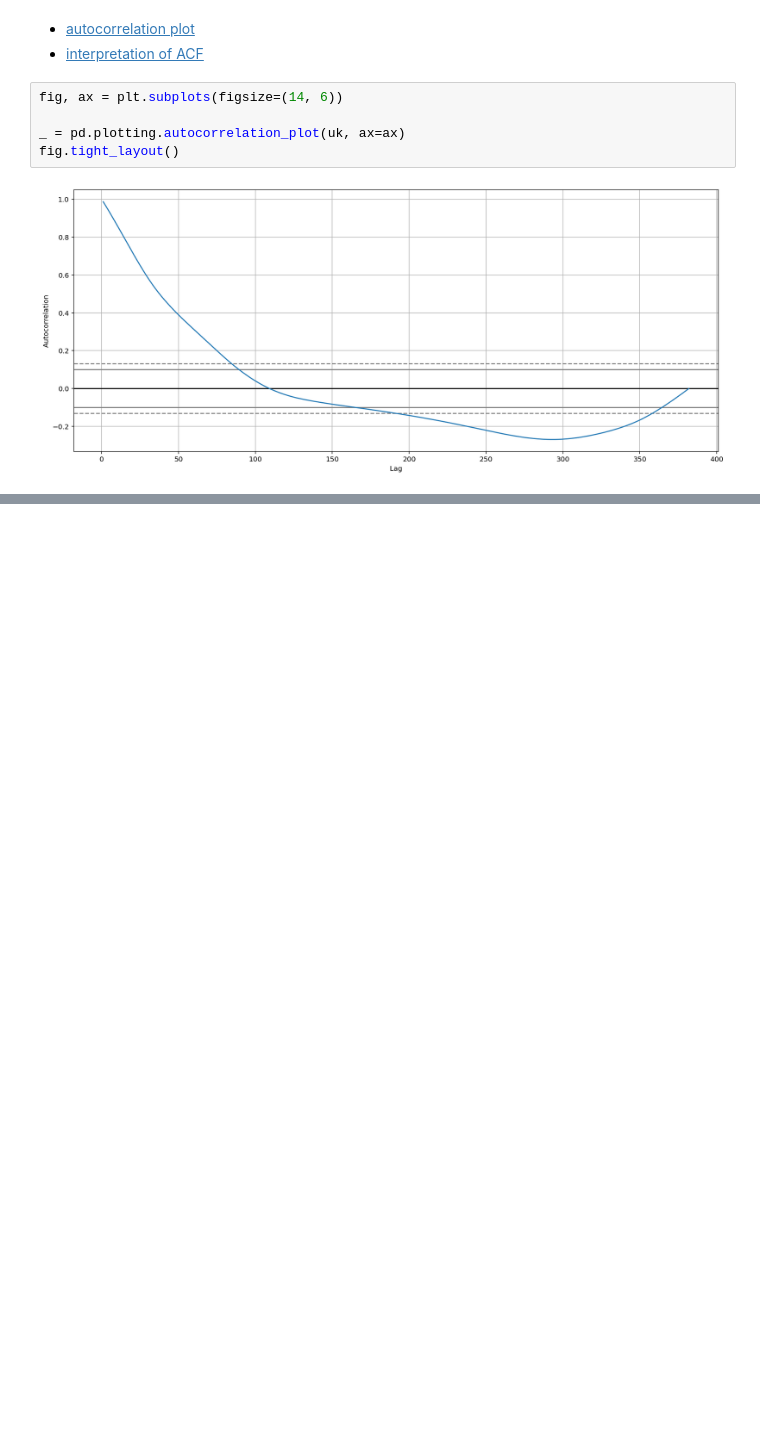
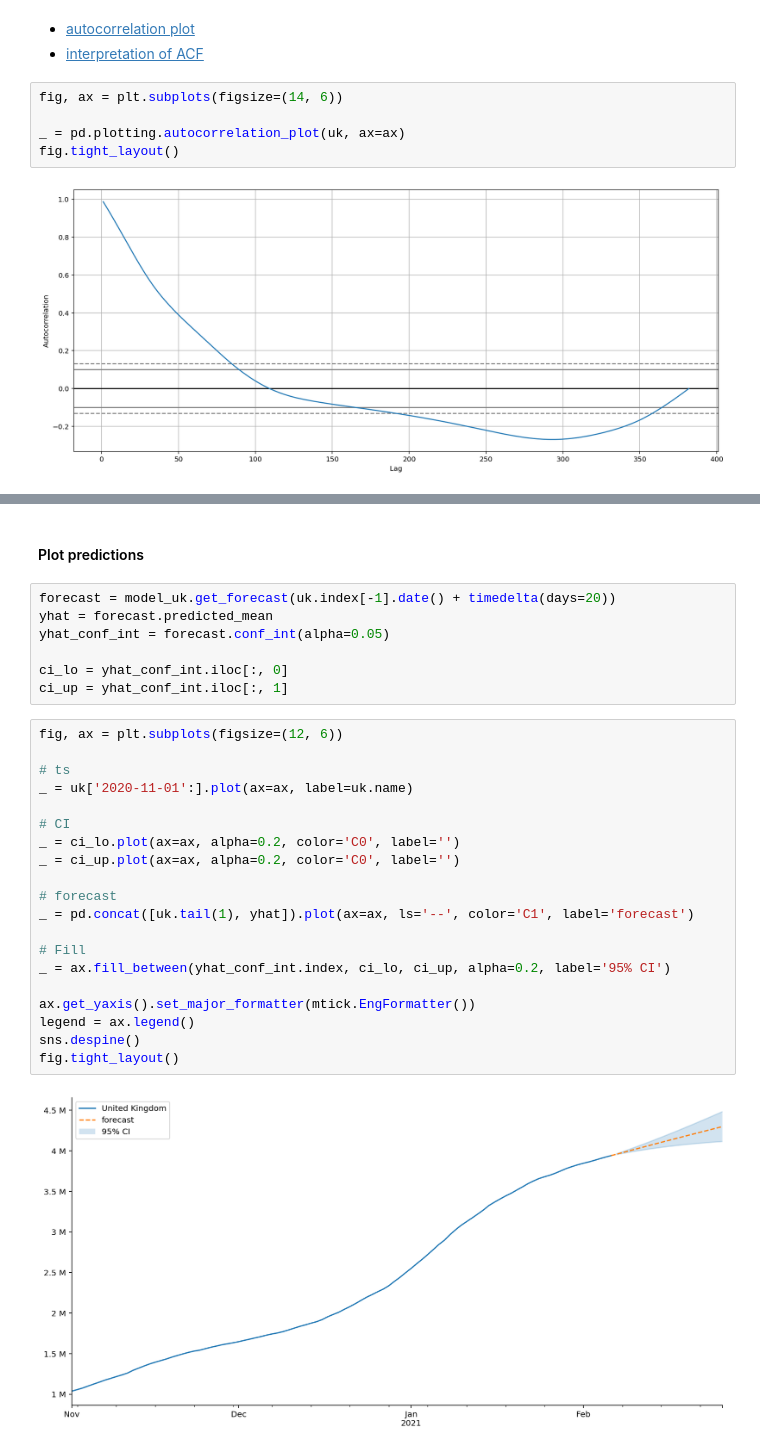
Before and after one commit to d-me-tree/covid-19-tracker, a Jupyter notebook: 04_forecasting.ipynb, the cells around one changed output, grey strips where cells are left out. Saved outputs shown, nothing was run; the diff lists cells and outputs as text; blank space fills up the shorter version.

```diff
--- a/04_forecasting.ipynb
+++ b/04_forecasting.ipynb
@@ -181,3 +182,34 @@ min     -12587.1
 75%        338.1
 max      14632.7
 dtype: float64
+# %% [markdown]
+#### Plot predictions
+# %%
+forecast = model_uk.get_forecast(uk.index[-1].date() + timedelta(days=20))
+yhat = forecast.predicted_mean
+yhat_conf_int = forecast.conf_int(alpha=0.05)
+
+ci_lo = yhat_conf_int.iloc[:, 0]
+ci_up = yhat_conf_int.iloc[:, 1]
+# %%
+fig, ax = plt.subplots(figsize=(12, 6))
+
+# ts
+_ = uk['2020-11-01':].plot(ax=ax, label=uk.name)
+
+# CI
+_ = ci_lo.plot(ax=ax, alpha=0.2, color='C0', label='')
+_ = ci_up.plot(ax=ax, alpha=0.2, color='C0', label='')
+
+# forecast
+_ = pd.concat([uk.tail(1), yhat]).plot(ax=ax, ls='--', color='C1', label='forecast')
+
+# Fill
+_ = ax.fill_between(yhat_conf_int.index, ci_lo, ci_up, alpha=0.2, label='95% CI')
+
+ax.get_yaxis().set_major_formatter(mtick.EngFormatter())
+legend = ax.legend()
+sns.despine()
+fig.tight_layout()
+# %% [output]
+[figure, added]
```
Also changed, not shown: parts of 15 cells of this notebook.
